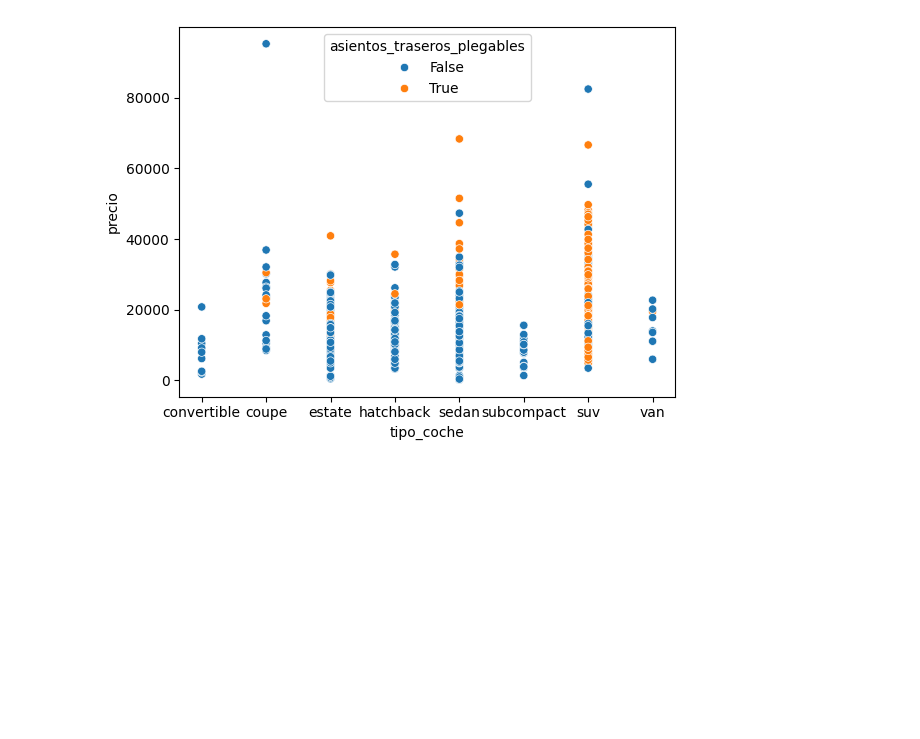
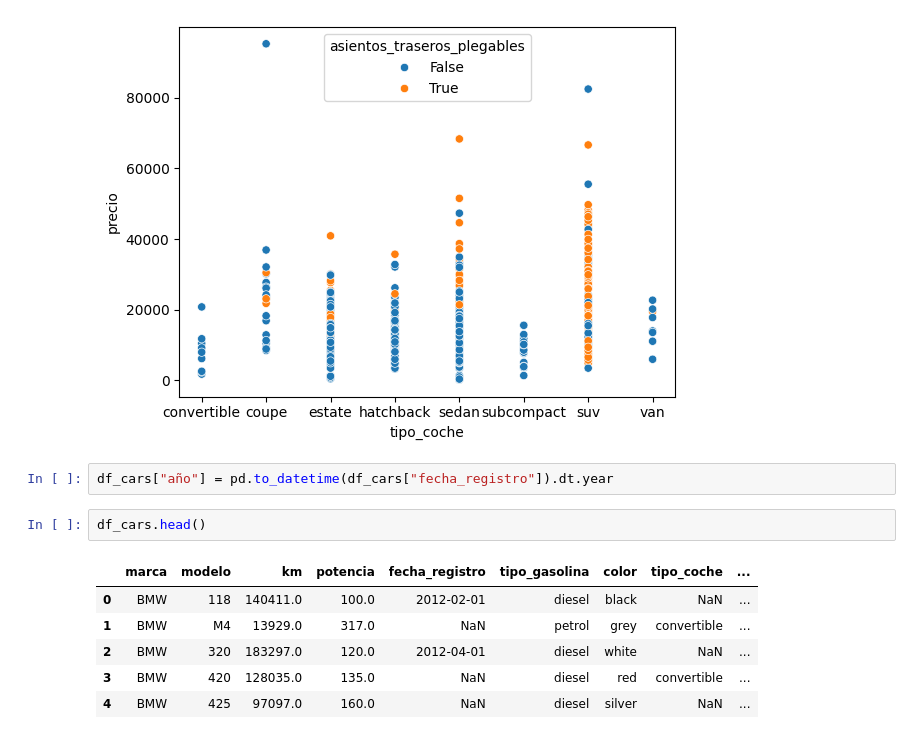
Before and after one commit to JuanCeruso/DataPreparation, a Jupyter notebook: DataPreparation.ipynb, the cells around one changed output. Saved outputs shown, nothing was run; the diff lists cells and outputs as text; blank space fills up the shorter version.

```diff
--- a/DataPreparation.ipynb
+++ b/DataPreparation.ipynb
@@ -197,3 +197,14 @@ sns.scatterplot(x="tipo_coche", y="precio", hue="asientos_traseros_plegables", d
 # %% [output]
 <Axes: xlabel='tipo_coche', ylabel='precio'>
 [figure]
+# %%
+df_cars["año"] = pd.to_datetime(df_cars["fecha_registro"]).dt.year
+# %%
+df_cars.head()
+# %% [output]
+|  | marca | modelo | km | potencia | fecha_registro | tipo_gasolina | color | tipo_coche | ... |
+| 0 | BMW | 118 | 140411.0 | 100.0 | 2012-02-01 | diesel | black | NaN | ... |
+| 1 | BMW | M4 | 13929.0 | 317.0 | NaN | petrol | grey | convertible | ... |
+| 2 | BMW | 320 | 183297.0 | 120.0 | 2012-04-01 | diesel | white | NaN | ... |
+| 3 | BMW | 420 | 128035.0 | 135.0 | NaN | diesel | red | convertible | ... |
+| 4 | BMW | 425 | 97097.0 | 160.0 | NaN | diesel | silver | NaN | ... |
```
Also changed, not shown: parts of 1 cell of this notebook.
